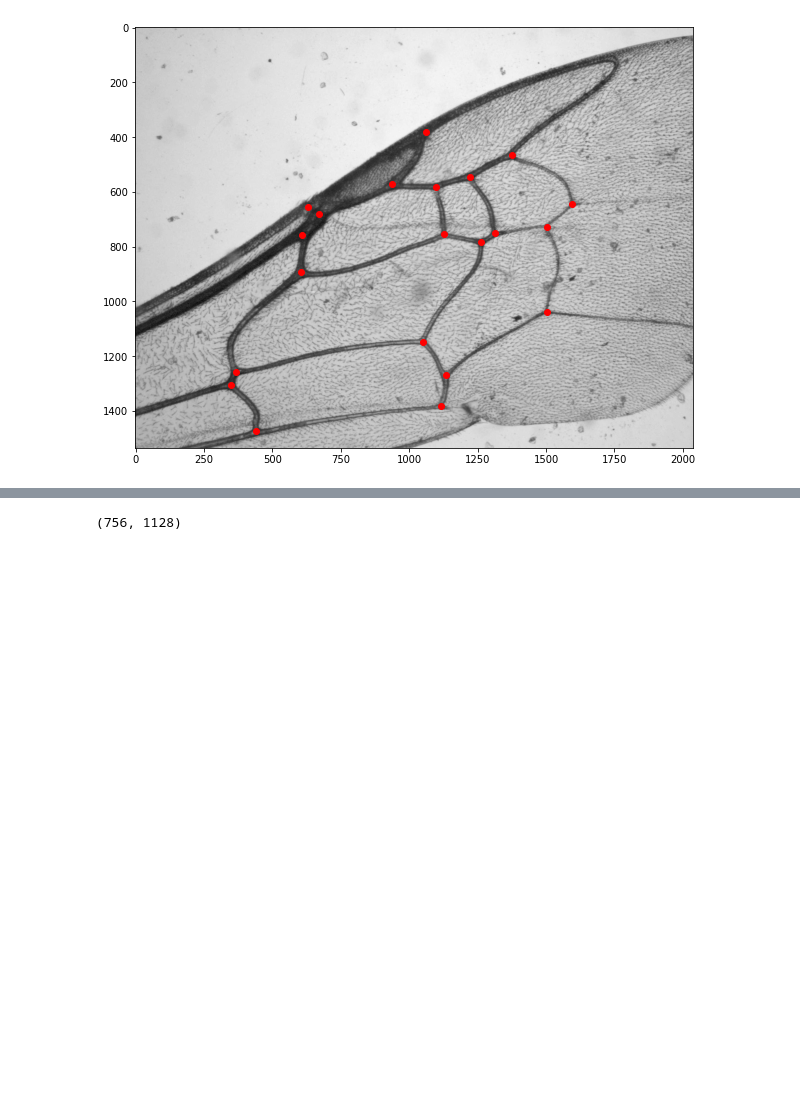
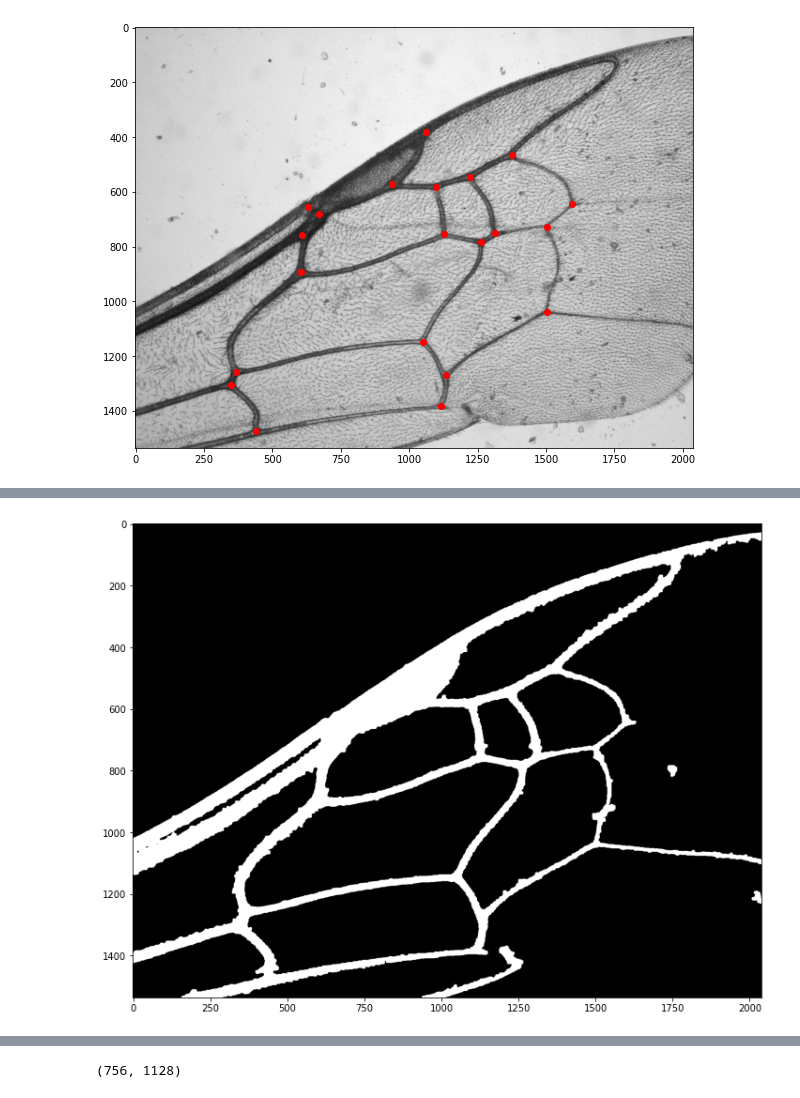
Before and after one commit to drguigui1/bee-wings-venation-matching, a Jupyter notebook: src/tests.ipynb, the cells around one changed output, grey strips where cells are left out. Drawn from its saved outputs; the diff is of its cells as text; code cells hidden in the pictures; blank space fills up the shorter version.

```diff
--- a/src/tests.ipynb
+++ b/src/tests.ipynb
@@ -104,0 +93,6 @@ plt.show()
+# %%
+plt.figure(figsize=(12,10))
+plt.imshow(blur, cmap='gray')
+plt.show()
+# %% [output]
+[figure, added]
```
Also changed, not shown: parts of 24 cells of this notebook.
